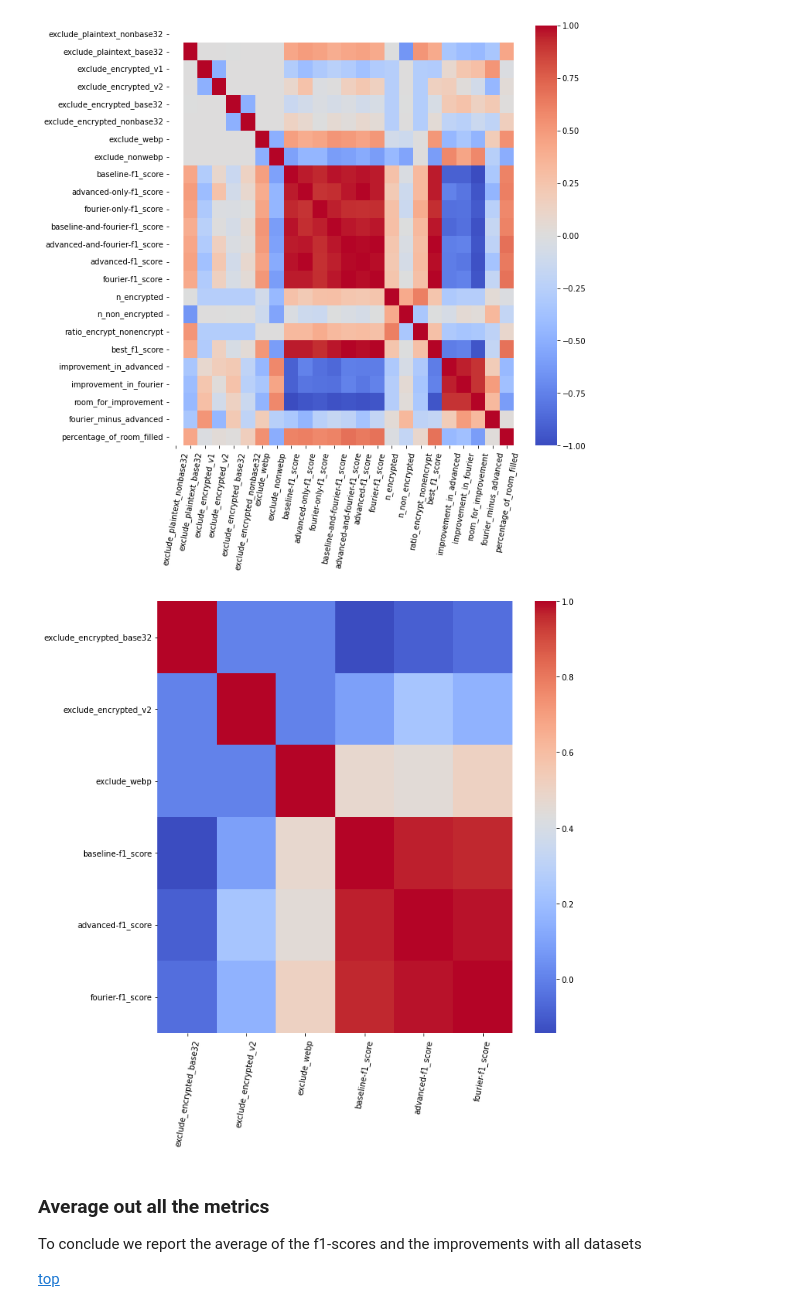
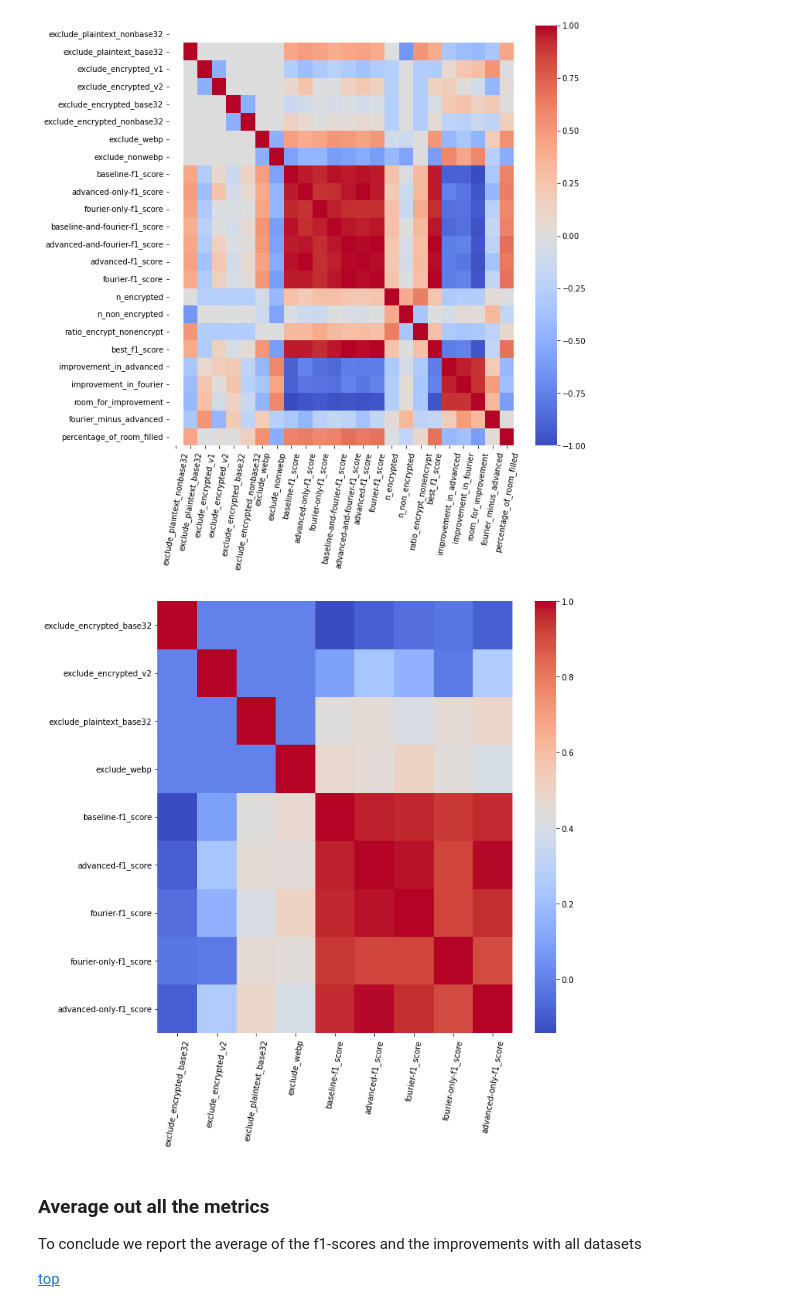
Before and after one commit to bhattacharjee/RansomFoRRT, a Jupyter notebook: iteration_2.1/expanded_rf_cs5/Iteration_2.1_EXT2_RF_CV5_compare_base32_logistic_regression.ipynb, the cells around one changed output. Drawn from its saved outputs; the diff is of its cells as text; code cells hidden in the pictures.

```diff
--- a/iteration_2.1/expanded_rf_cs5/Iteration_2.1_EXT2_RF_CV5_compare_base32_logistic_regression.ipynb
+++ b/iteration_2.1/expanded_rf_cs5/Iteration_2.1_EXT2_RF_CV5_compare_base32_logistic_regression.ipynb
@@ -626,14 +626,18 @@ _ = plt.xticks(rotation=80)
 # %%
 df1 = df[["exclude_encrypted_base32", \
           "exclude_encrypted_v2", \
+          "exclude_plaintext_base32",\
           "exclude_webp", \
           "baseline-f1_score", \
           "advanced-f1_score", \
-          "fourier-f1_score"]]
+          "fourier-f1_score",
+          "fourier-only-f1_score",
+          "advanced-only-f1_score",
+          ]]
 sns.heatmap(df1.astype(float).corr(), cmap='coolwarm')
 _ = plt.xticks(rotation=80)
 # %% [output]
-[figure, old version]
+[figure, new version]
 # %% [markdown]
 ### Average out all the metrics <a class="anchor" id="mean-fscores">
 
```
Also changed, not shown: parts of 6 cells of this notebook, 1 other file.
